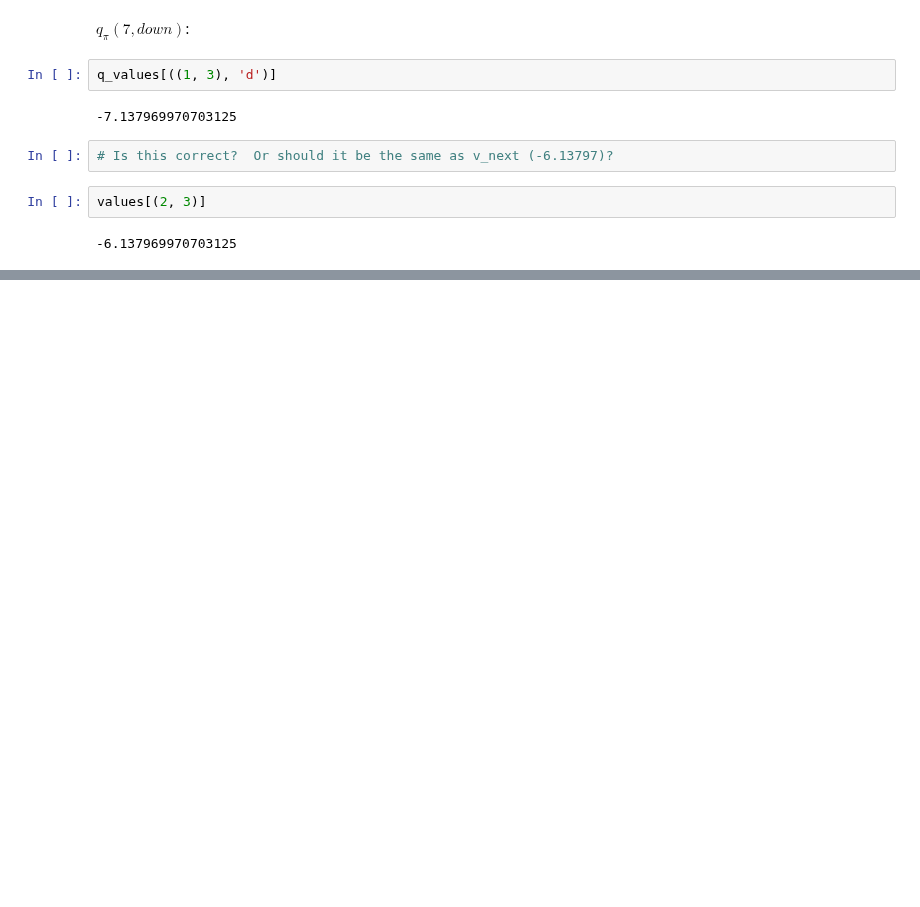
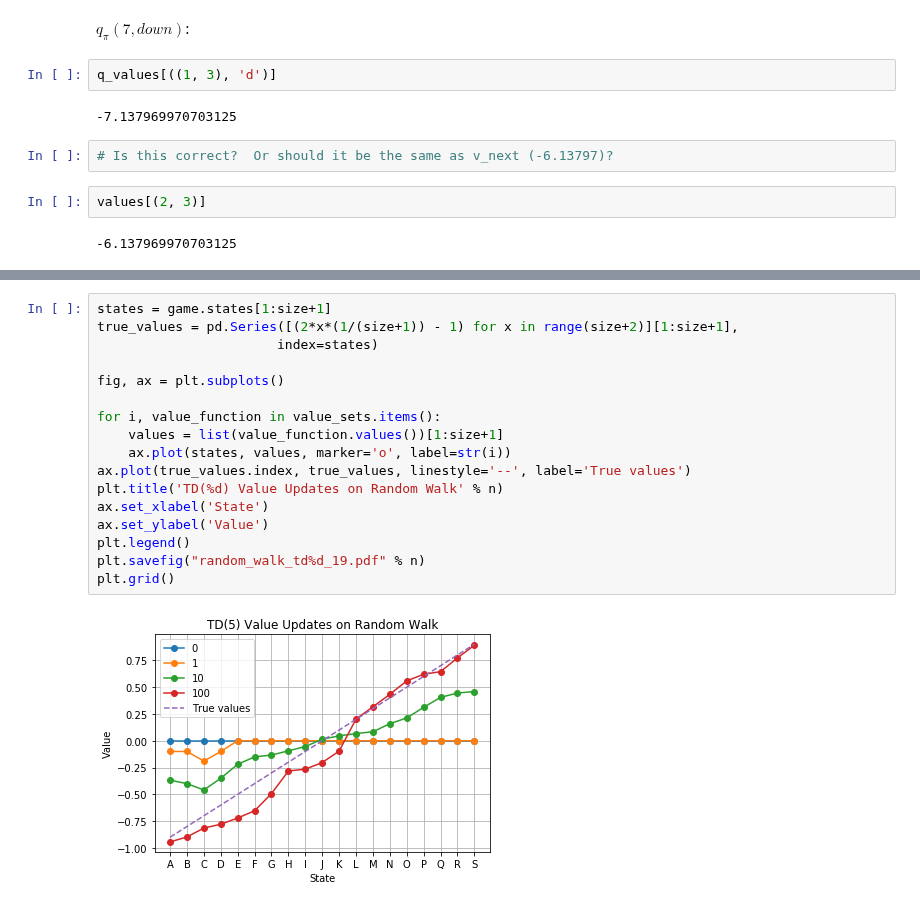
Before and after one commit to billtubbs/game-learner, a Jupyter notebook: Sutton-Barto-book-exercise-answers.ipynb, the cells around one changed output, grey strips where cells are left out. Saved outputs shown, nothing was run; the diff lists cells and outputs as text; blank space fills up the shorter version.

```diff
--- a/Sutton-Barto-book-exercise-answers.ipynb
+++ b/Sutton-Barto-book-exercise-answers.ipynb
@@ -352,0 +911,19 @@ values[(2, 3)]
+# %%
+states = game.states[1:size+1]
+true_values = pd.Series([(2*x*(1/(size+1)) - 1) for x in range(size+2)][1:size+1],
+                       index=states)
+
+fig, ax = plt.subplots()
+
+for i, value_function in value_sets.items():
+    values = list(value_function.values())[1:size+1]
+    ax.plot(states, values, marker='o', label=str(i))
+ax.plot(true_values.index, true_values, linestyle='--', label='True values')
+plt.title('TD(%d) Value Updates on Random Walk' % n)
+ax.set_xlabel('State')
+ax.set_ylabel('Value')
+plt.legend()
+plt.savefig("random_walk_td%d_19.pdf" % n)
+plt.grid()
+# %% [output]
+[figure, added]
```
Also changed, not shown: parts of 63 cells of this notebook.
